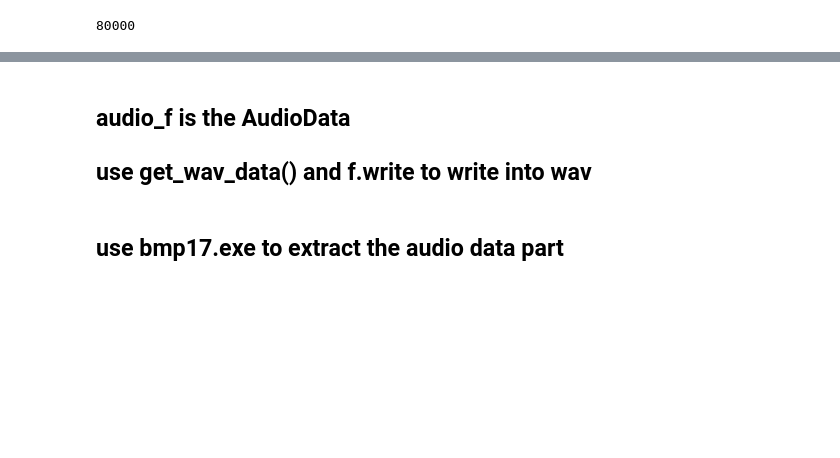
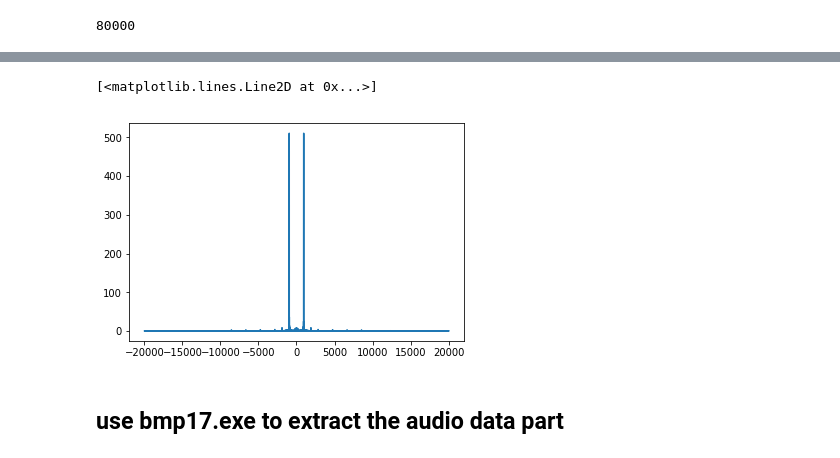
Before and after one commit to alabtsai/Audio_Signal_Processing, a Jupyter notebook: AUDIO_Present_FGU/speech_test-Copy2.ipynb, the cells around one changed output, grey strips where cells are left out. Cells and saved outputs as stored; diff of their text form; code cells hidden in the pictures; blank space fills up the shorter version.

```diff
--- a/AUDIO_Present_FGU/speech_test-Copy2.ipynb
+++ b/AUDIO_Present_FGU/speech_test-Copy2.ipynb
@@ -131,6 +178,8 @@ The frequency is : 0.0
-# %% [markdown]
-## audio_f  is  the AudioData
-## use get_wav_data() and   f.write to write into wav
+# %%
+plt.plot(freqs,Xcabs)
+# %% [output]
+[<matplotlib.lines.Line2D at 0x...>]
+[figure, added]
 # %%
 with open("microphone-results.wav", "wb") as f:
     f.write(audio_f.get_wav_data())
```
Also changed, not shown: parts of 42 cells of this notebook.
